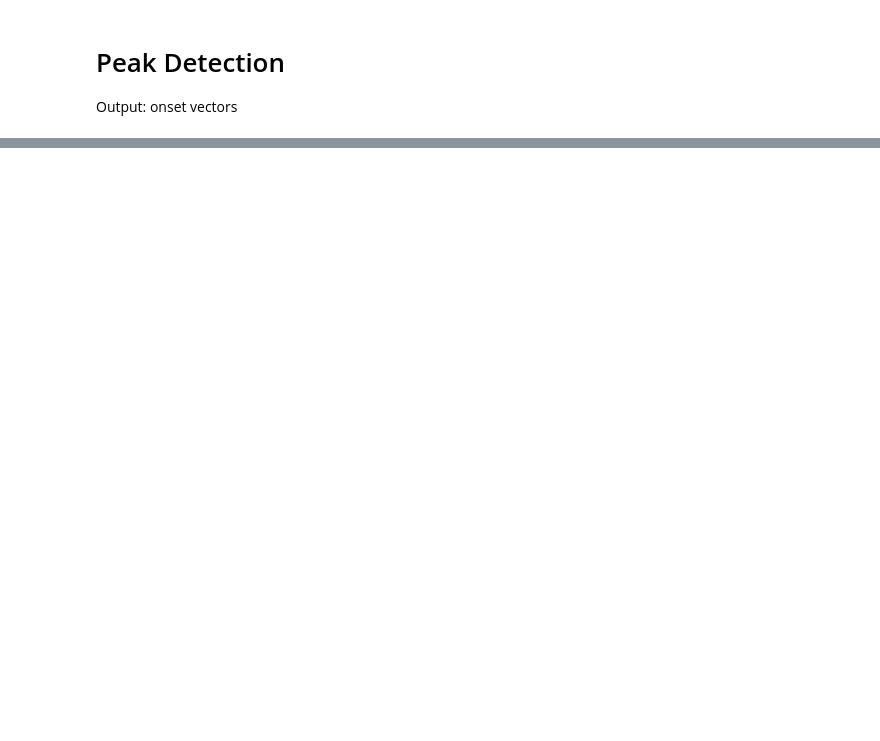
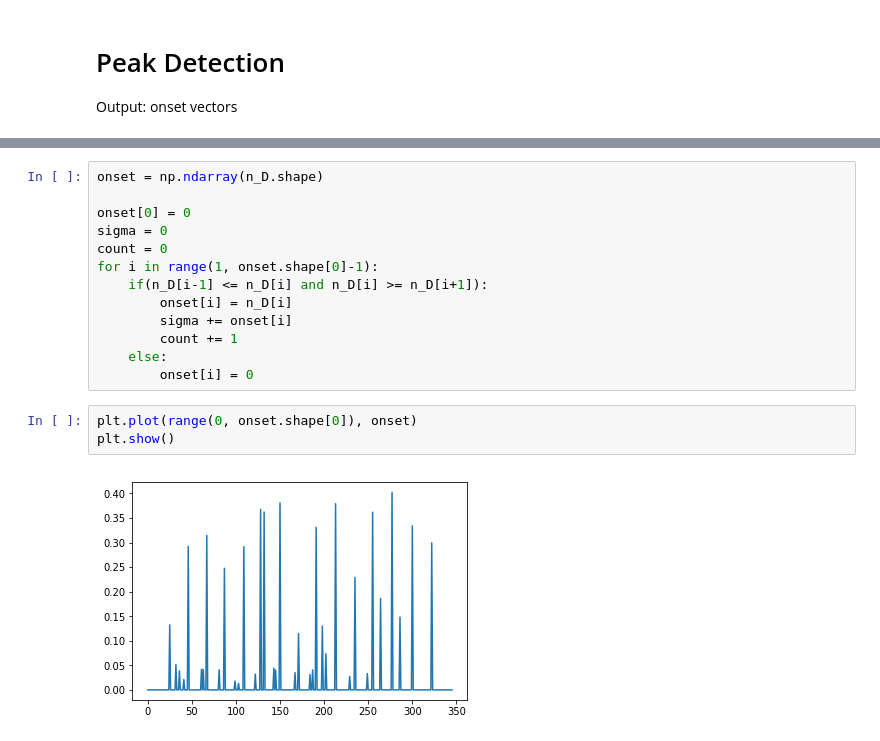
Before and after one commit to JasmineChiehLi/note_onset_detection, a Jupyter notebook: onset_detection.ipynb, the cells around one changed output, grey strips where cells are left out. Cells and saved outputs as stored; diff of their text form; blank space fills up the shorter version.

```diff
--- a/onset_detection.ipynb
+++ b/onset_detection.ipynb
@@ -120,0 +189,18 @@ Calculated after the euclidean distance
+# %%
+onset = np.ndarray(n_D.shape)
+
+onset[0] = 0
+sigma = 0
+count = 0
+for i in range(1, onset.shape[0]-1):
+    if(n_D[i-1] <= n_D[i] and n_D[i] >= n_D[i+1]):
+        onset[i] = n_D[i]
+        sigma += onset[i]
+        count += 1
+    else:
+        onset[i] = 0
+# %%
+plt.plot(range(0, onset.shape[0]), onset)
+plt.show()
+# %% [output]
+[figure, added]
```
Also changed, not shown: parts of 15 cells of this notebook.
